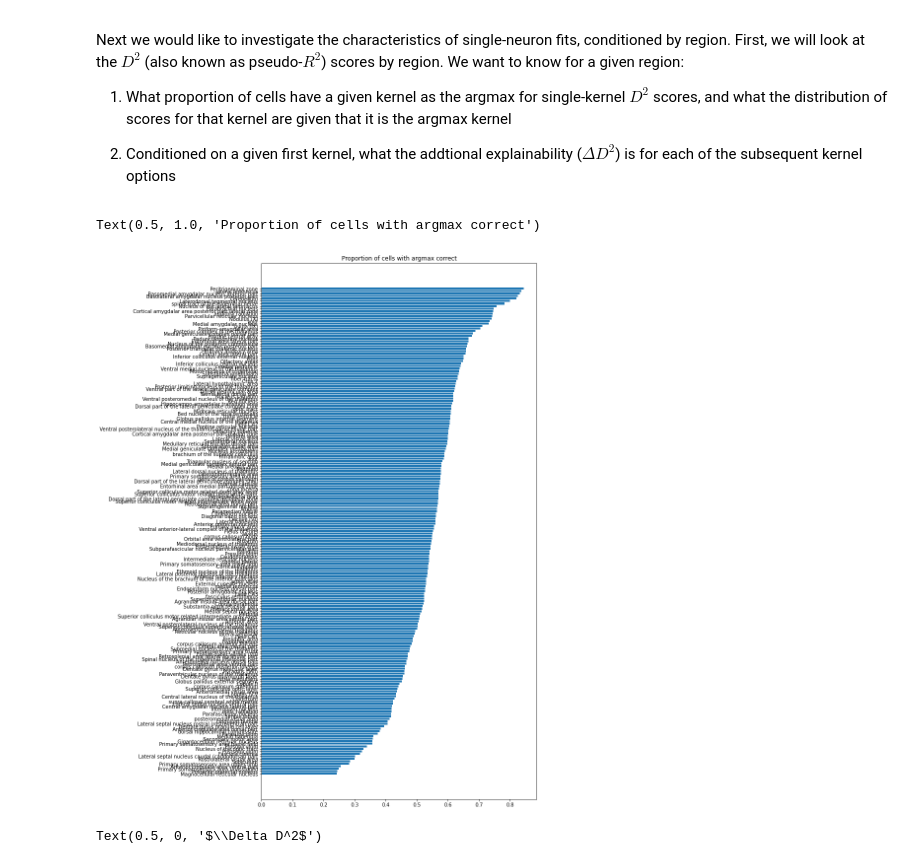
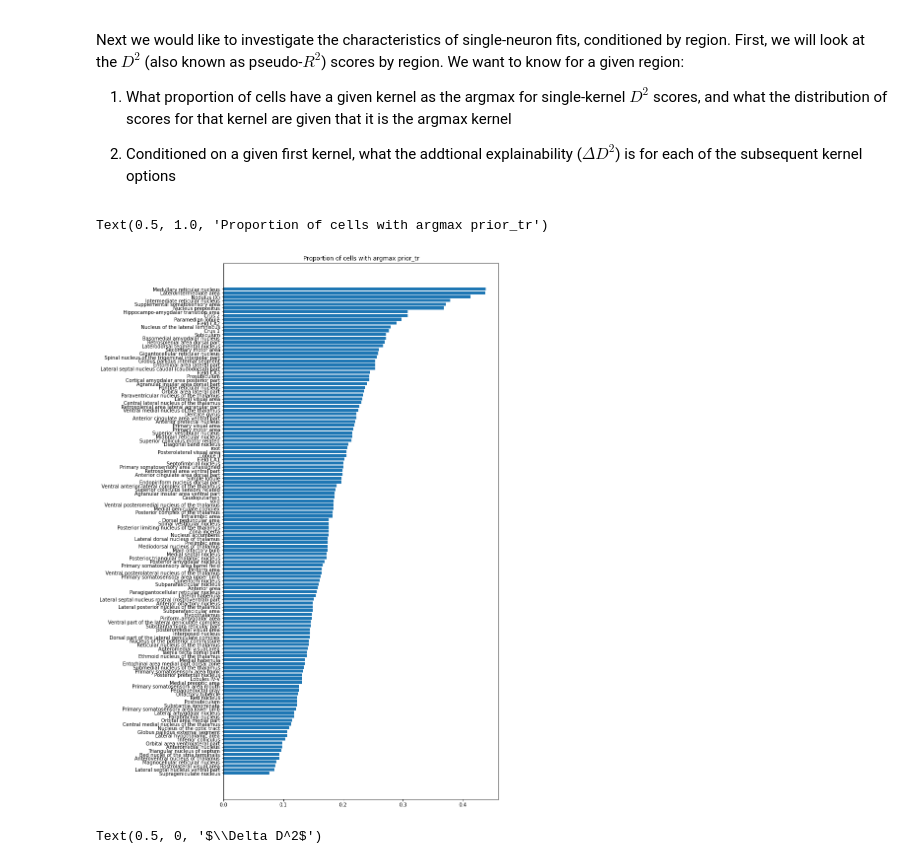
Before and after one commit to int-brain-lab/prior-localization, a Jupyter notebook: explore_BWM_fits.ipynb, the cells around one changed output. Saved outputs shown, nothing was run; the diff lists cells and outputs as text; code cells hidden in the pictures.

```diff
--- a/explore_BWM_fits.ipynb
+++ b/explore_BWM_fits.ipynb
@@ -144,11 +144,11 @@ def label_cerebellum(acronym):
         return False
 
 grpby = masterscores.groupby('acronym')
-masterscores['name'] = grpby.acronym.transform(lambda g: get_name(g.unique()[0]))
 masterscores['reg_id'] = grpby.acronym.transform(lambda g: get_id(g.unique()[0]))
 masterscores['beryl_acr'] = grpby.reg_id.transform(lambda g: remap(g))
 masterscores['cerebellum'] = grpby.acronym.transform(lambda g: label_cerebellum(g.unique()[0]))
 masterscores['region'] = masterscores['beryl_acr']
+masterscores['name'] = grpby.region.transform(lambda g: get_name(g.unique()[0]))
 masterscores = masterscores.reset_index().rename(columns={'index':'clu_id'})
 
 rawpoints = masterscores.melt(id_vars=[*[f'{i}cov_name' for i in range(1, n_cov + 1)],
@@ -171,31 +171,31 @@ Next we would like to investigate the characteristics of single-neuron fits, con
 # %%
 ## Random shit
 # %%
-kern_name = 'correct'
-grouper = 'nolayer_name'
+kern_name = 'prior_tr'
+grouper = 'name'
 
 topregions = masterscores[grouper].value_counts()
 topregions = topregions[topregions > 50]
 
 topreg_master = masterscores[np.isin(masterscores[grouper], topregions.index)].copy()
 def drop_subzero_max(row):
     if row['1cov_diff'] < 0:
         row['1cov_name'] = 'None'
     return row
 
 topreg_master = topreg_master.apply(drop_subzero_max, axis=1)
 badinds = topreg_master.index[topreg_master['1cov_name'] == 'None']
 topreg_melt = rawpoints[np.isin(rawpoints[grouper], topregions.index)].drop(index=badinds)
 
 kern_props = topreg_master.groupby(grouper)['1cov_name'].apply(pd.value_counts, normalize=True)
 target_props = kern_props.loc[:, kern_name].sort_values()
 
 plt.figure(figsize=(10, 20))
 plt.barh(range(len(target_props)), target_props, tick_label=target_props.index)
 plt.gca().set_title(f'Proportion of cells with argmax {kern_name}')
 # %% [output]
-Text(0.5, 1.0, 'Proportion of cells with argmax correct')
+Text(0.5, 1.0, 'Proportion of cells with argmax prior_tr')
-[figure, old version]
+[figure, new version]
 # %%
 n_regions = 50
 
```
Also changed, not shown: 4 other files.
